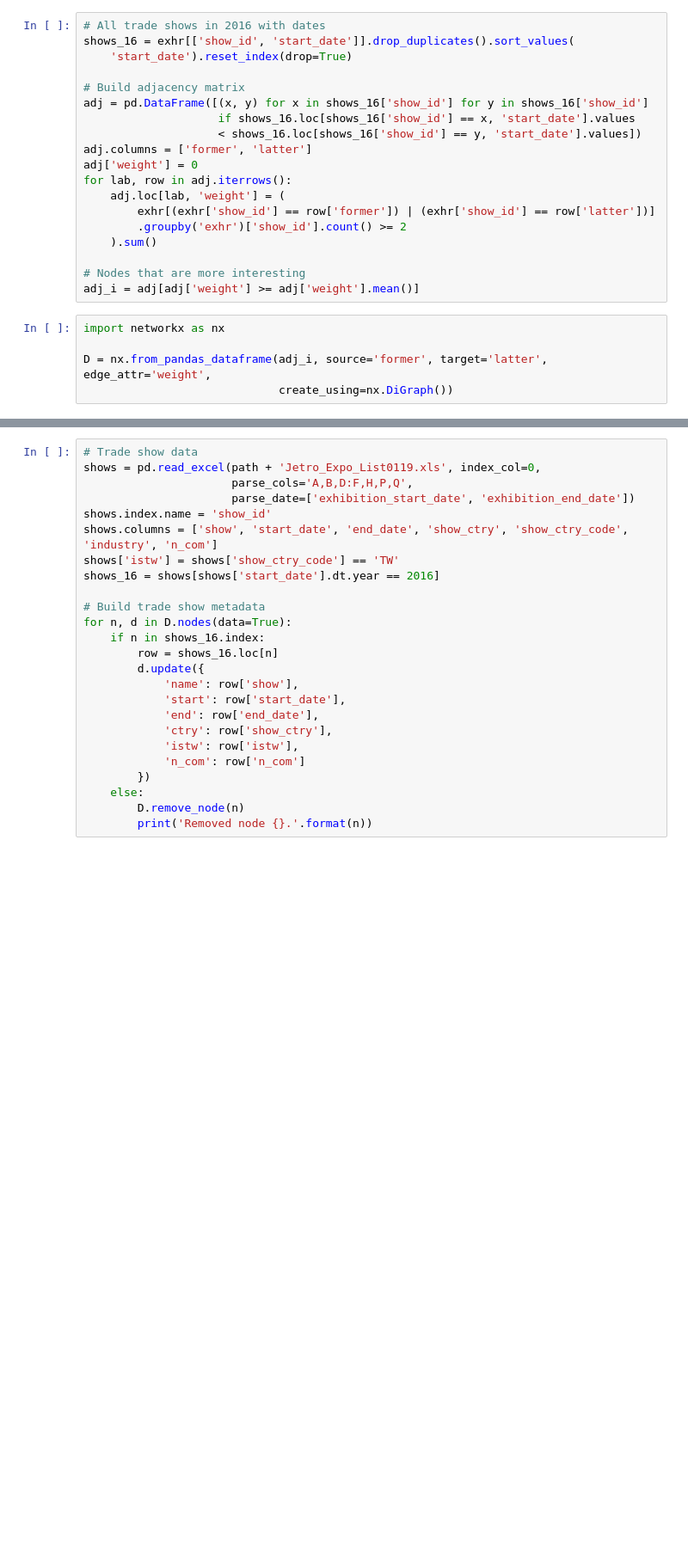
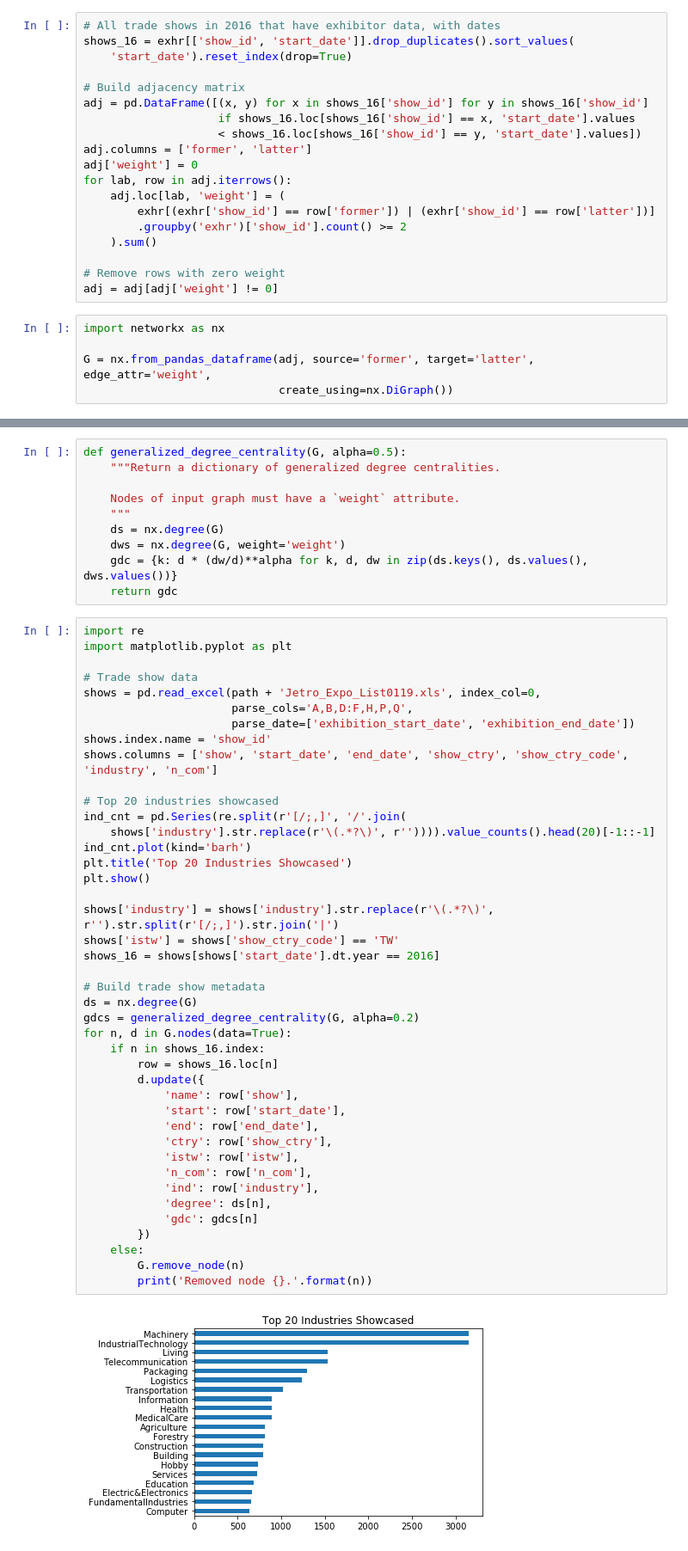
Before and after one commit to lincht/TradeModel, a Jupyter notebook: analysis/tradeshow_network.ipynb, the cells around one changed output, grey strips where cells are left out. Shown at 86% size. Drawn from its saved outputs; the diff is of its cells as text; blank space fills up the shorter version.

```diff
--- a/analysis/tradeshow_network.ipynb
+++ b/analysis/tradeshow_network.ipynb
@@ -32,7 +33,7 @@ pd.Series(' '.join(exhr['exhr_conv']).split(' ')).value_counts().head(20)
 
 exhr = exhr[exhr['start_date'].dt.year == 2016]
 # %%
-# All trade shows in 2016 with dates
+# All trade shows in 2016 that have exhibitor data, with dates
 shows_16 = exhr[['show_id', 'start_date']].drop_duplicates().sort_values(
     'start_date').reset_index(drop=True)
 
@@ -48,10 +49,10 @@ for lab, row in adj.iterrows():
         .groupby('exhr')['show_id'].count() >= 2
     ).sum()
 
-# Nodes that are more interesting
-adj_i = adj[adj['weight'] >= adj['weight'].mean()]
+# Remove rows with zero weight
+adj = adj[adj['weight'] != 0]
 # %%
 import networkx as nx
 
-D = nx.from_pandas_dataframe(adj_i, source='former', target='latter', edge_attr='weight',
+G = nx.from_pandas_dataframe(adj, source='former', target='latter', edge_attr='weight',
                              create_using=nx.DiGraph())
@@ -58,28 +65,56 @@ D = nx.from_pandas_dataframe(adj_i, source='former', target='latter', edge_attr=
+# %%
+def generalized_degree_centrality(G, alpha=0.5):
+    """Return a dictionary of generalized degree centralities.
+
+    Nodes of input graph must have a `weight` attribute.
+    """
+    ds = nx.degree(G)
+    dws = nx.degree(G, weight='weight')
+    gdc = {k: d * (dw/d)**alpha for k, d, dw in zip(ds.keys(), ds.values(), dws.values())}
+    return gdc
 # %%
+import re
+import matplotlib.pyplot as plt
+
 # Trade show data
 shows = pd.read_excel(path + 'Jetro_Expo_List0119.xls', index_col=0,
                       parse_cols='A,B,D:F,H,P,Q',
                       parse_date=['exhibition_start_date', 'exhibition_end_date'])
 shows.index.name = 'show_id'
 shows.columns = ['show', 'start_date', 'end_date', 'show_ctry', 'show_ctry_code', 'industry', 'n_com']
+
+# Top 20 industries showcased
+ind_cnt = pd.Series(re.split(r'[/;,]', '/'.join(
+    shows['industry'].str.replace(r'\(.*?\)', r'')))).value_counts().head(20)[-1::-1]
+ind_cnt.plot(kind='barh')
+plt.title('Top 20 Industries Showcased')
+plt.show()
+
+shows['industry'] = shows['industry'].str.replace(r'\(.*?\)', r'').str.split(r'[/;,]').str.join('|')
 shows['istw'] = shows['show_ctry_code'] == 'TW'
 shows_16 = shows[shows['start_date'].dt.year == 2016]
 
 # Build trade show metadata
-for n, d in D.nodes(data=True):
+ds = nx.degree(G)
+gdcs = generalized_degree_centrality(G, alpha=0.2)
+for n, d in G.nodes(data=True):
     if n in shows_16.index:
         row = shows_16.loc[n]
         d.update({
             'name': row['show'],
             'start': row['start_date'],
             'end': row['end_date'],
             'ctry': row['show_ctry'],
             'istw': row['istw'],
-            'n_com': row['n_com']
+            'n_com': row['n_com'],
+            'ind': row['industry'],
+            'degree': ds[n],
+            'gdc': gdcs[n]
         })
     else:
-        D.remove_node(n)
+        G.remove_node(n)
         print('Removed node {}.'.format(n))
 # %% [output]
+[figure, added]
 Removed node 1122.
 Removed node 2294.
```
Also changed, not shown: parts of 12 cells of this notebook.
